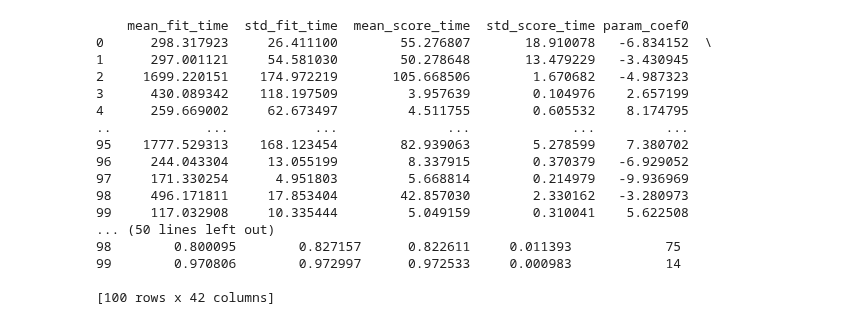
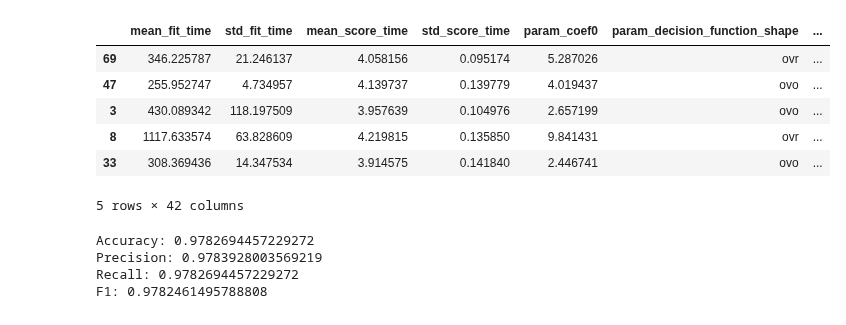
Before and after one commit to Francisco-Saraiva/daco_bell, a Jupyter notebook: Project/Support_Vector_Machine.ipynb, the cells around one changed output. Drawn from its saved outputs; the diff is of its cells as text; code cells hidden in the pictures.

```diff
--- a/Project/Support_Vector_Machine.ipynb
+++ b/Project/Support_Vector_Machine.ipynb
@@ -116,24 +116,54 @@ results = random_search.cv_results_
 # Get the best parameters
 best_params = random_search.best_params_
 # %%
+import pandas as pd
+from pandas import read_csv
+
+results = read_csv('results.csv')
 # Print results in a table
 results_df = pd.DataFrame(results)
-print(results_df)
-# %% [output]
-    mean_fit_time  std_fit_time  mean_score_time  std_score_time param_coef0
-0      298.317923     26.411100        55.276807       18.910078   -6.834152  \
-1      297.001121     54.581030        50.278648       13.479229   -3.430945
-2     1699.220151    174.972219       105.668506        1.670682   -4.987323
-3      430.089342    118.197509         3.957639        0.104976    2.657199
-4      259.669002     62.673497         4.511755        0.605532    8.174795
-..            ...           ...              ...             ...         ...
-95    1777.529313    168.123454        82.939063        5.278599    7.380702
-96     244.043304     13.055199         8.337915        0.370379   -6.929052
-97     171.330254      4.951803         5.668814        0.214979   -9.936969
-98     496.171811     17.853404        42.857030        2.330162   -3.280973
-99     117.032908     10.335444         5.049159        0.310041    5.622508
-... (50 lines left out)
-98        0.800095        0.827157      0.822611     0.011393            75
-99        0.970806        0.972997      0.972533     0.000983            14
-
-[100 rows x 42 columns]
+# %%
+# Order by f1 value
+
+results_df=results_df.sort_values(by=['mean_test_f1'], ascending=False)
+
+# Show the top 5 models with the best f1 score
+results_df.head()
+# %% [output]
+|  | mean_fit_time | std_fit_time | mean_score_time | std_score_time | param_coef0 | param_decision_function_shape | ... |
+| 69 | 346.225787 | 21.246137 | 4.058156 | 0.095174 | 5.287026 | ovr | ... |
+| 47 | 255.952747 | 4.734957 | 4.139737 | 0.139779 | 4.019437 | ovo | ... |
+| 3 | 430.089342 | 118.197509 | 3.957639 | 0.104976 | 2.657199 | ovo | ... |
+| 8 | 1117.633574 | 63.828609 | 4.219815 | 0.135850 | 9.841431 | ovr | ... |
+| 33 | 308.369436 | 14.347534 | 3.914575 | 0.141840 | 2.446741 | ovo | ... |
+5 rows × 42 columns
+# %%
+from sklearn.svm import SVC
+import numpy as np
+from sklearn import metrics
+
+X_train = np.load('X_train.npy')
+X_test = np.load('X_test.npy')
+y_train = np.load('y_train.npy')
+y_test = np.load('y_test.npy')
+
+# Recreate the best model
+best_by_f1 = results_df.iloc[0]
+best_model_by_f1 = SVC(kernel=best_by_f1['param_kernel'], random_state=42, decision_function_shape=best_by_f1['param_decision_function_shape'], gamma=best_by_f1['param_gamma'], coef0=best_by_f1['param_coef0'], degree=best_by_f1['param_degree'], max_iter=1000000)
+
+# Train the best model
+best_model_by_f1.fit(X_train, y_train)
+
+# Predict the test set
+y_pred_f1 = best_model_by_f1.predict(X_test)
+
+# Print the metrics
+print("Accuracy:", metrics.accuracy_score(y_test, y_pred_f1))
+print("Precision:", metrics.precision_score(y_test, y_pred_f1, average='weighted'))
+print("Recall:", metrics.recall_score(y_test, y_pred_f1, average='weighted'))
+print("F1:", metrics.f1_score(y_test, y_pred_f1, average='weighted'))
+# %% [output]
+Accuracy: 0.9782694457229272
+Precision: 0.9783928003569219
+Recall: 0.9782694457229272
+F1: 0.9782461495788808
```
Also changed, not shown: parts of 4 cells of this notebook, 1 other file.
